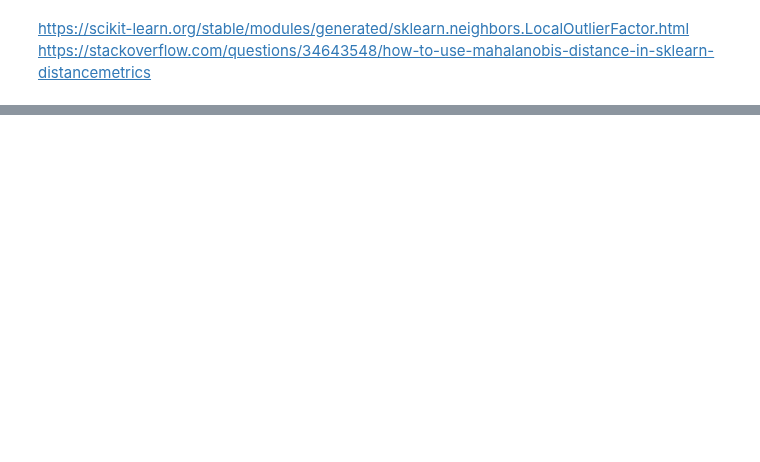
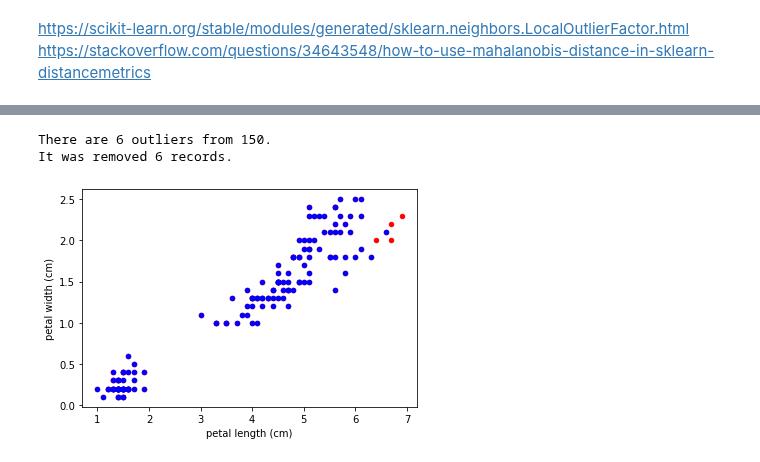
Before and after one commit to jmquintana79/utilsDS, a Jupyter notebook: notebooks/analysis/analysis_anomalies/notebook-multivariate_outliers_detection.ipynb, the cells around one changed output, grey strips where cells are left out. Cells and saved outputs as stored; diff of their text form; code cells hidden in the pictures; blank space fills up the shorter version.

Commit message:
add final functions to be used for multivariable outliers detection

```diff
--- a/notebooks/analysis/analysis_anomalies/notebook-multivariate_outliers_detection.ipynb
+++ b/notebooks/analysis/analysis_anomalies/notebook-multivariate_outliers_detection.ipynb
@@ -166,0 +46,31 @@ There are 15 outliers from 150.
+# %%
+## detect multivariate outliers using Local Outlier Factor
+def detect_outliers_LOF(X:np.array, n_neighbors:int = 25, n_jobs:int = 2, verbose:bool = False)->np.array:
+    """
+    Detect multivariate outliers using Local Outlier Factor.
+    X -- array of values to be analyzed.
+    n_neighbors -- number of neighbors to be used by the algorithm (default, 25).
+    n_jobs -- number of jobs to be used (default, 2).
+    verbose -- display extra information (default, False).
+    return -- array of tagged samples (-1: it is outlier, 1: it is not).
+    """
+    from sklearn.neighbors import LocalOutlierFactor
+    # initialize
+    clf = LocalOutlierFactor(n_neighbors=n_neighbors,
+                             algorithm = "auto",
+                             metric = 'minkowski',
+                             p = 2,
+                             contamination="auto",
+                             novelty=False,
+                             n_jobs = n_jobs
+                            )
+    # estimate
+    try:
+        y_pred = clf.fit(X).predict(X)
+    except:
+        y_pred = clf.fit_predict(X)
+    # display
+    if verbose:
+        print(f'There are {y_pred[y_pred == -1].shape[0]} outliers from {y_pred.shape[0]}.')
+    # return
+    return y_pred
@@ -166,0 +129,15 @@ There are 15 outliers from 150.
+# %%
+col_x = col_x1 + col_x2
+dfr = multivariate_outliers_detection(data, col_x, is_remove = True, verbose = True)
+# %% [output]
+There are 6 outliers from 150.
+It was removed 6 records.
+# %%
+import matplotlib.pyplot as plt
+fig, ax = plt.subplots()
+col_x = col_x1
+data.plot(kind='scatter', x = col_x[0], y = col_x[1], color = 'red', ax = ax)
+dfr.plot(kind='scatter', x = col_x[0], y = col_x[1], color = 'blue', ax = ax)
+plt.show()
+# %% [output]
+[figure, added]
```
Also changed, not shown: parts of 12 cells of this notebook, 1 other file.
